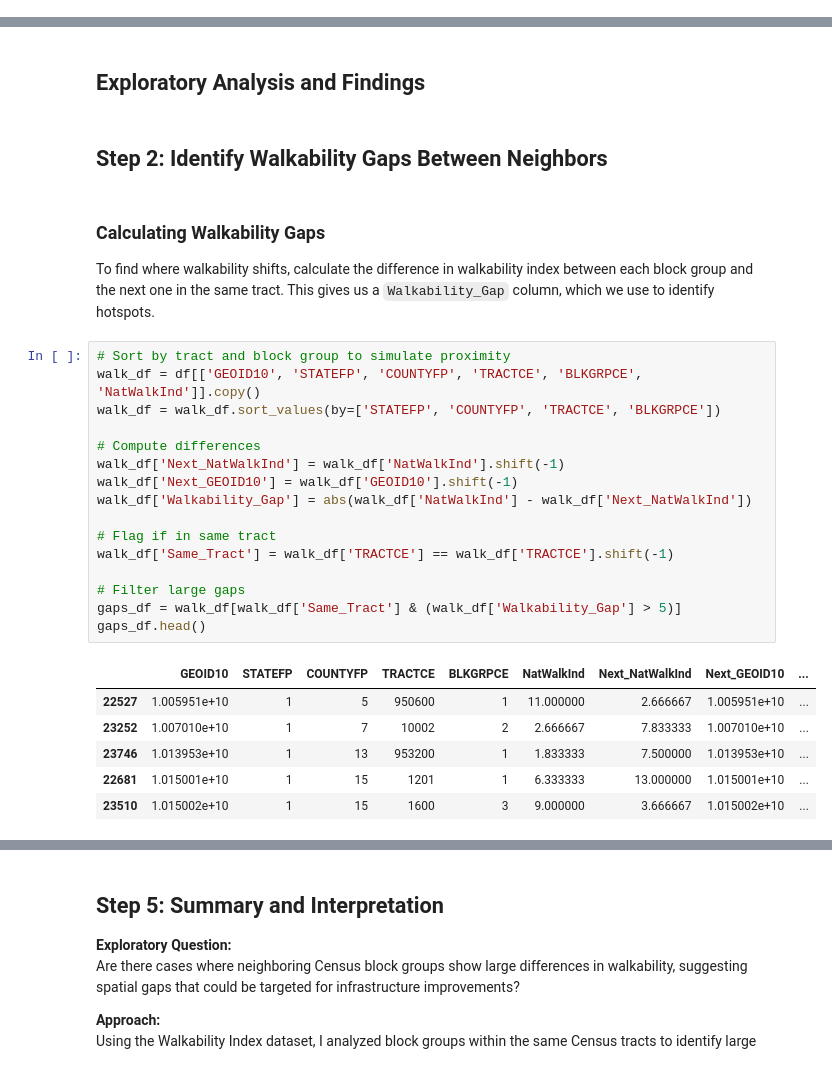
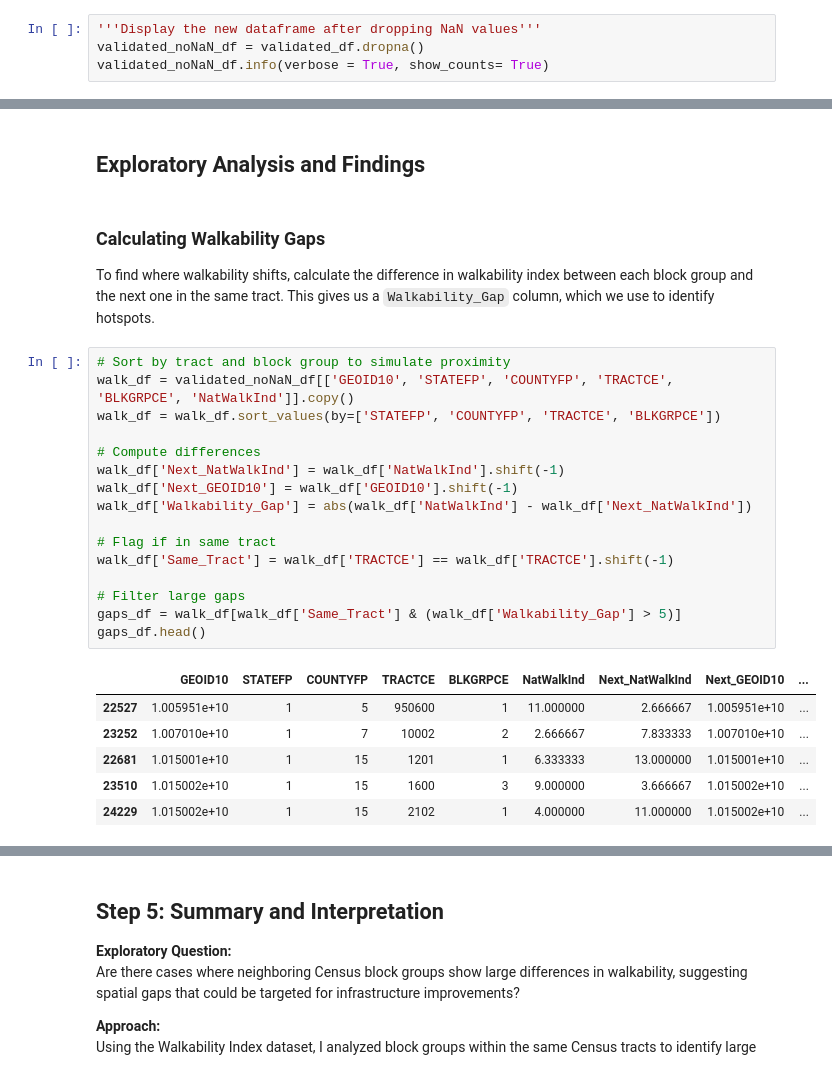
Before and after one commit to UC-Berkeley-I-School/datasci200_project2_stein_peteh_manzano, a Jupyter notebook: ES-Project2-Initial-Walkability_EDA.ipynb, the cells around one changed output, grey strips where cells are left out. Drawn from its saved outputs; the diff is of its cells as text.

```diff
--- a/ES-Project2-Initial-Walkability_EDA.ipynb
+++ b/ES-Project2-Initial-Walkability_EDA.ipynb
@@ -171,0 +233,4 @@ memory usage: 179.8+ MB
+# %%
+'''Display the new dataframe after dropping NaN values'''
+validated_noNaN_df = validated_df.dropna()
+validated_noNaN_df.info(verbose = True, show_counts= True)
@@ -173,8 +256,6 @@ memory usage: 179.8+ MB
 As you can see above, for the columns that have the same amount of missing data these missing elements are all on the same row. This is because the data is dependent on each other, which means if you had an NaN value in CBSA you will also have an NaN value in your CBSA_Name. We decided to remove all these records with NaN values, which totalled 17634 records, or roughly 8% of our records.
 # %% [markdown]
 ## Exploratory Analysis and Findings
-# %% [markdown]
-## Step 2: Identify Walkability Gaps Between Neighbors
 # %% [markdown]
 
 ### Calculating Walkability Gaps
@@ -182,25 +263,25 @@ As you can see above, for the columns that have the same amount of missing data
 To find where walkability shifts, calculate the difference in walkability index between each block group and the next one in the same tract. This gives us a `Walkability_Gap` column, which we use to identify hotspots.
 # %%
 # Sort by tract and block group to simulate proximity
-walk_df = df[['GEOID10', 'STATEFP', 'COUNTYFP', 'TRACTCE', 'BLKGRPCE', 'NatWalkInd']].copy()
+walk_df = validated_noNaN_df[['GEOID10', 'STATEFP', 'COUNTYFP', 'TRACTCE', 'BLKGRPCE', 'NatWalkInd']].copy()
 walk_df = walk_df.sort_values(by=['STATEFP', 'COUNTYFP', 'TRACTCE', 'BLKGRPCE'])
 
 # Compute differences
 walk_df['Next_NatWalkInd'] = walk_df['NatWalkInd'].shift(-1)
 walk_df['Next_GEOID10'] = walk_df['GEOID10'].shift(-1)
 walk_df['Walkability_Gap'] = abs(walk_df['NatWalkInd'] - walk_df['Next_NatWalkInd'])
 
 # Flag if in same tract
 walk_df['Same_Tract'] = walk_df['TRACTCE'] == walk_df['TRACTCE'].shift(-1)
 
 # Filter large gaps
 gaps_df = walk_df[walk_df['Same_Tract'] & (walk_df['Walkability_Gap'] > 5)]
 gaps_df.head()
 # %% [output]
 |  | GEOID10 | STATEFP | COUNTYFP | TRACTCE | BLKGRPCE | NatWalkInd | Next_NatWalkInd | Next_GEOID10 | ... |
 | 22527 | 1.005951e+10 | 1 | 5 | 950600 | 1 | 11.000000 | 2.666667 | 1.005951e+10 | ... |
 | 23252 | 1.007010e+10 | 1 | 7 | 10002 | 2 | 2.666667 | 7.833333 | 1.007010e+10 | ... |
-| 23746 | 1.013953e+10 | 1 | 13 | 953200 | 1 | 1.833333 | 7.500000 | 1.013953e+10 | ... |
 | 22681 | 1.015001e+10 | 1 | 15 | 1201 | 1 | 6.333333 | 13.000000 | 1.015001e+10 | ... |
 | 23510 | 1.015002e+10 | 1 | 15 | 1600 | 3 | 9.000000 | 3.666667 | 1.015002e+10 | ... |
+| 24229 | 1.015002e+10 | 1 | 15 | 2102 | 1 | 4.000000 | 11.000000 | 1.015002e+10 | ... |
 # %% [markdown]
```
Also changed, not shown: parts of 11 cells of this notebook, 1 other file.
